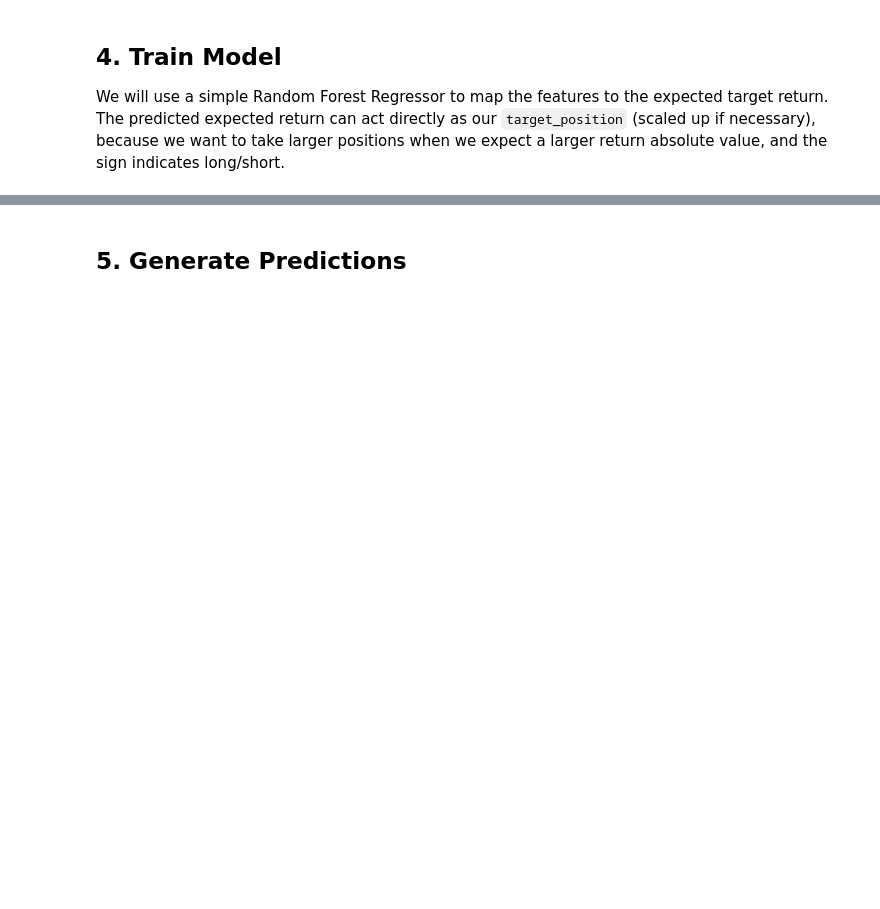
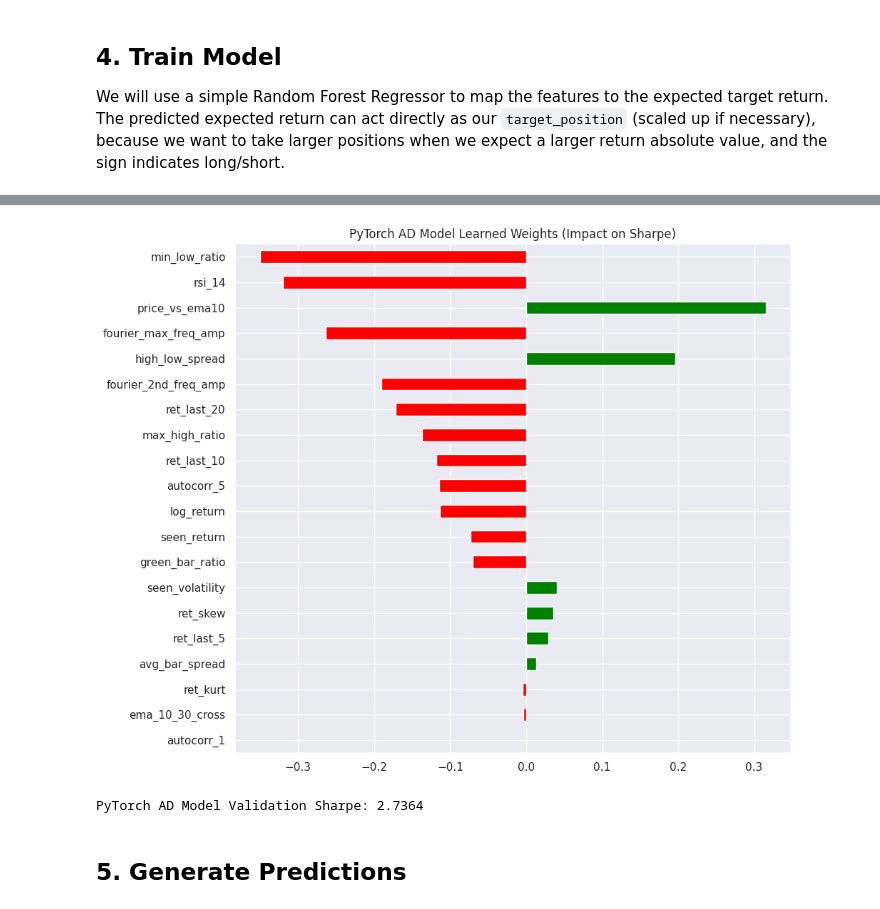
Before and after one commit to vimohr/ETH_Datathon_2026, a Jupyter notebook: analyze_data.ipynb, the cells around one changed output, grey strips where cells are left out. Saved outputs shown, nothing was run; the diff lists cells and outputs as text; code cells hidden in the pictures; blank space fills up the shorter version.

```diff
--- a/analyze_data.ipynb
+++ b/analyze_data.ipynb
@@ -112,0 +391,75 @@ plt.show()
+# %%
+import torch
+import torch.nn as nn
+import torch.optim as optim
+
+# Convert data to PyTorch tensors
+X_pt = torch.tensor(X_tr.values, dtype=torch.float32)
+y_pt = torch.tensor(y_tr.values, dtype=torch.float32)
+
+# Define a simple linear model
+class LinearSharpeModel(nn.Module):
+    def __init__(self, n_features):
+        super().__init__()
+        self.linear = nn.Linear(n_features, 1)
+        # Initialize with slight positive weight on the 'seen_return' feature
+        with torch.no_grad():
+            self.linear.weight.zero_()
+            self.linear.weight[0, 0] = 1.0  # (0 is now seen_return if sorted)
+            self.linear.bias.zero_()
+
+    def forward(self, x):
+        return self.linear(x).squeeze()
+
+# Instantiate model and Optimizer
+ad_model = LinearSharpeModel(X_pt.shape[1])
+# Added Ridge Regression (L2 Penalty) via weight_decay
+optimizer = optim.Adam(ad_model.parameters(), lr=0.1, weight_decay=0.01)
+
+print("Training PyTorch AD Model to directly maximize Sharpe...")
+# Training loop
+epochs = 500
+for epoch in range(epochs):
+    optimizer.zero_grad()
+
+    # Forward pass: predict target positions
+    positions = ad_model(X_pt)
+
+    # Calculate PnL per session
+    pnl = positions * y_pt
+
+    # AD-compatible pseudo-Sharpe Loss (Minimize negative Sharpe)
+    sharpe = torch.mean(pnl) / (torch.std(pnl) + 1e-6)
+    loss = -sharpe
+
+    # Automatic Differentiation MAGIC! Differentiates the final Sharpe ratio calculation.
+    loss.backward()
+    optimizer.step()
+
+    if (epoch+1) % 100 == 0:
+        print(f"Epoch {epoch+1}/{epochs} | Loss (Negative Sharpe): {loss.item():.4f}")
+
+# Extract weights safely
+ad_weights = ad_model.linear.weight.detach().numpy().flatten()
+ad_bias = ad_model.linear.bias.item()
+print("\nPyTorch AD Final Weights:", ad_weights, "Bias:", ad_bias)
+
+# Plot PyTorch AD Discovered Weights!
+plt.figure(figsize=(10, 8))
+ad_importances = pd.Series(ad_weights, index=X_train.columns)
+# Sort by absolute value for cleanest impact view
+ad_importances.sort_values(key=abs).plot(kind='barh', color=np.where(ad_importances.sort_values(key=abs) > 0, 'green', 'red'))
+plt.title('PyTorch AD Model Learned Weights (Impact on Sharpe)')
+plt.tight_layout()
+plt.show()
+
+# Evaluate on Validation subset
+with torch.no_grad():
+    X_val_pt = torch.tensor(X_val.values, dtype=torch.float32)
+    val_preds_pt = ad_model(X_val_pt).numpy()
+
+pnl_val_ad = val_preds_pt * y_val
+val_sharpe_ad = np.mean(pnl_val_ad) / np.std(pnl_val_ad) * 16
+
+print(f"\nPyTorch AD Model Validation Sharpe: {val_sharpe_ad:.4f}")
+# %% [output]
@@ -113,2 +478,4 @@ plt.show()
+[figure, added]
+PyTorch AD Model Validation Sharpe: 2.7364
 # %% [markdown]
 ## 5. Generate Predictions
```
Also changed, not shown: parts of 15 cells of this notebook, 3 other files.
